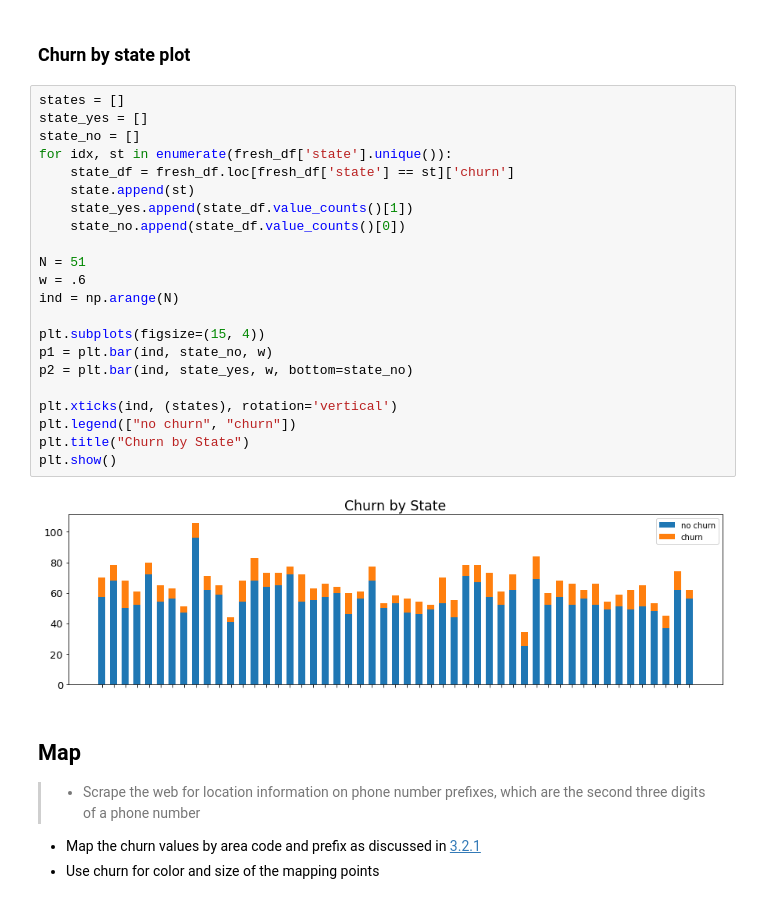
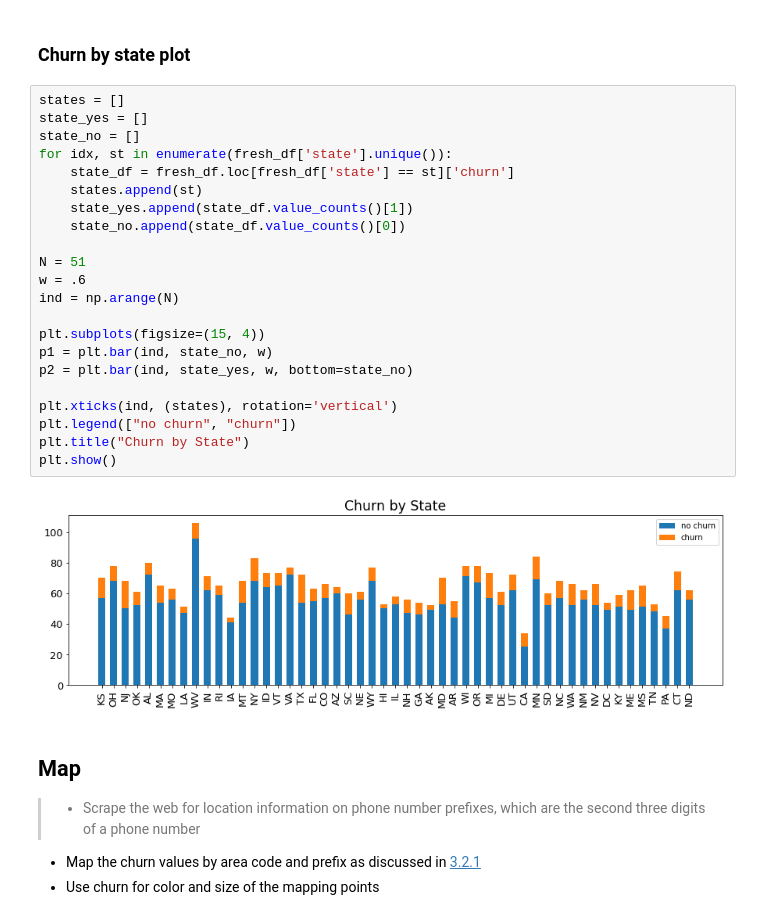
Before and after one commit to skelouse/mod-3-project, a Jupyter notebook: student.ipynb, the cells around one changed output. Saved outputs shown, nothing was run; the diff lists cells and outputs as text.

```diff
--- a/student.ipynb
+++ b/student.ipynb
@@ -792,27 +792,27 @@ Text(0.5, 1.0, 'Churn vs Customer service calls')
 # %%
 states = []
 state_yes = []
 state_no = []
 for idx, st in enumerate(fresh_df['state'].unique()):
     state_df = fresh_df.loc[fresh_df['state'] == st]['churn']
-    state.append(st)
+    states.append(st)
     state_yes.append(state_df.value_counts()[1])
     state_no.append(state_df.value_counts()[0])
 
 N = 51
 w = .6
 ind = np.arange(N)
 
 plt.subplots(figsize=(15, 4))
 p1 = plt.bar(ind, state_no, w)
 p2 = plt.bar(ind, state_yes, w, bottom=state_no)
 
 plt.xticks(ind, (states), rotation='vertical')
 plt.legend(["no churn", "churn"])
 plt.title("Churn by State")
 plt.show()
 # %% [output]
-[figure, old version]
+[figure, new version]
 # %% [markdown]
 ## Map
 > - Scrape the web for location information on phone number prefixes, which are the second three digits of a phone number
```
Also changed, not shown: parts of 11 cells of this notebook, 1 other file.
